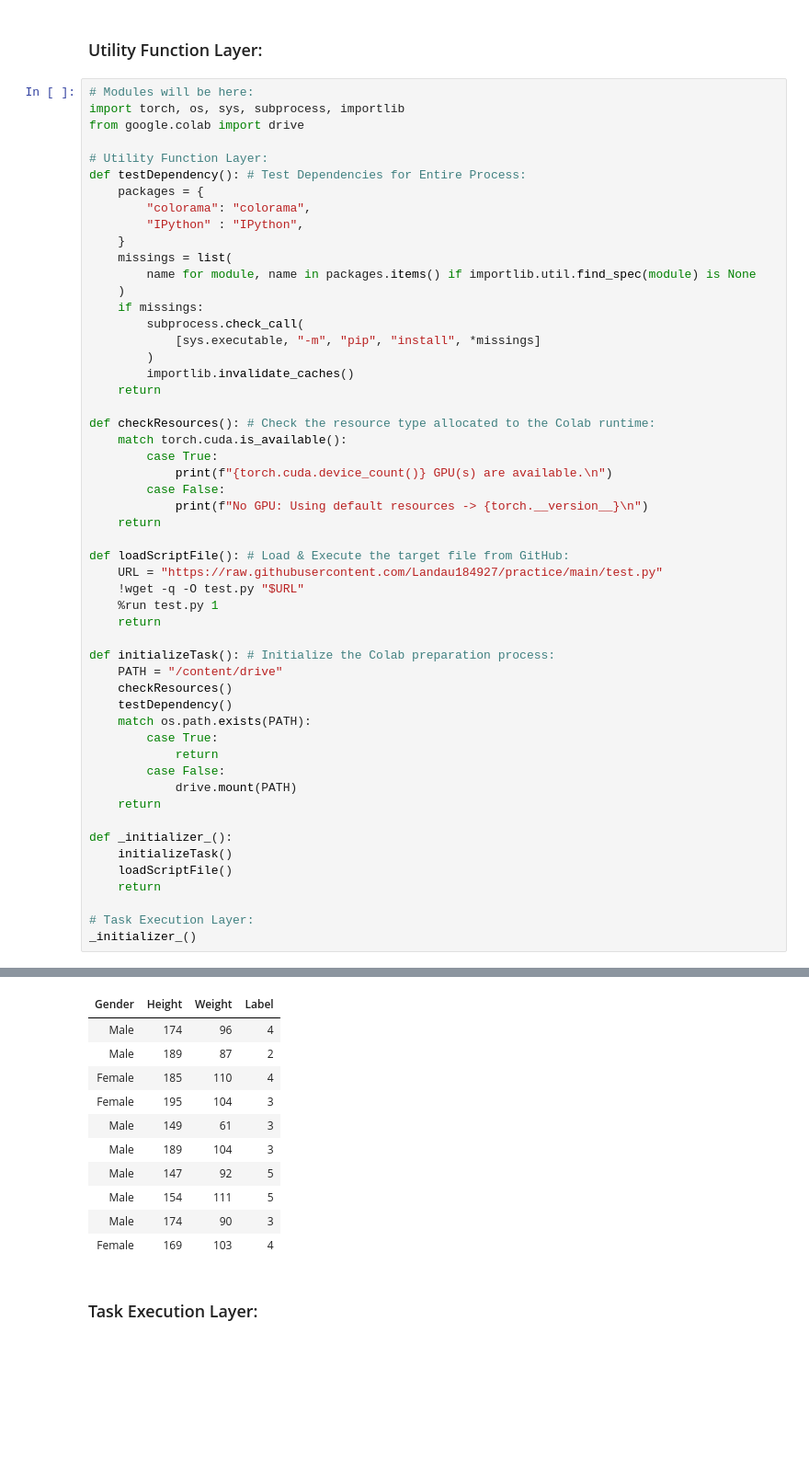
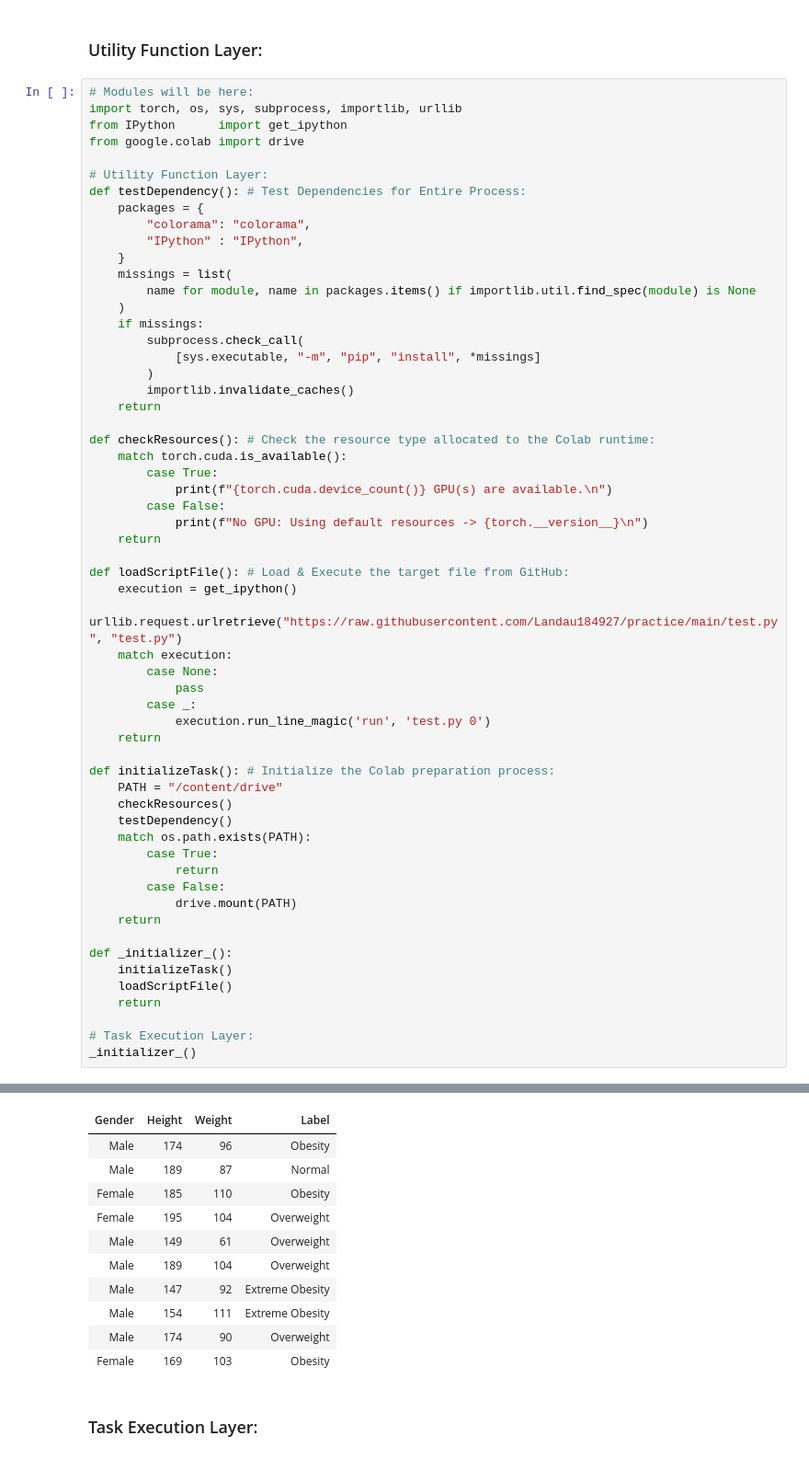
Before and after one commit to Landau184927/practice, a Jupyter notebook: test.ipynb, the cells around one changed output, grey strips where cells are left out. Shown at 92% size. Cells and saved outputs as stored; diff of their text form; blank space fills up the shorter version.

```diff
--- a/test.ipynb
+++ b/test.ipynb
@@ -4,7 +4,8 @@
 ### Utility Function Layer:
 # %%
 # Modules will be here:
-import torch, os, sys, subprocess, importlib
+import torch, os, sys, subprocess, importlib, urllib
+from IPython      import get_ipython
 from google.colab import drive
 
 # Utility Function Layer:
@@ -32,9 +33,13 @@ def checkResources(): # Check the resource type allocated to the Colab runtime:
     return
 
 def loadScriptFile(): # Load & Execute the target file from GitHub:
-    URL = "https://raw.githubusercontent.com/Landau184927/practice/main/test.py"
-    !wget -q -O test.py "$URL"
-    %run test.py 1
+    execution = get_ipython()
+    urllib.request.urlretrieve("https://raw.githubusercontent.com/Landau184927/practice/main/test.py", "test.py")
+    match execution:
+        case None:
+            pass
+        case _:
+            execution.run_line_magic('run', 'test.py 0')
     return
 
 def initializeTask(): # Initialize the Colab preparation process:
@@ -62,14 +75,14 @@ The following shows a sample (10 rows) of BMI data for 500 people.
 | Gender | Height | Weight | Label |
-| Male | 174 | 96 | 4 |
-| Male | 189 | 87 | 2 |
-| Female | 185 | 110 | 4 |
-| Female | 195 | 104 | 3 |
-| Male | 149 | 61 | 3 |
-| Male | 189 | 104 | 3 |
-| Male | 147 | 92 | 5 |
-| Male | 154 | 111 | 5 |
-| Male | 174 | 90 | 3 |
-| Female | 169 | 103 | 4 |
+| Male | 174 | 96 | Obesity |
+| Male | 189 | 87 | Normal |
+| Female | 185 | 110 | Obesity |
+| Female | 195 | 104 | Overweight |
+| Male | 149 | 61 | Overweight |
+| Male | 189 | 104 | Overweight |
+| Male | 147 | 92 | Extreme Obesity |
+| Male | 154 | 111 | Extreme Obesity |
+| Male | 174 | 90 | Overweight |
+| Female | 169 | 103 | Obesity |
 # %% [markdown]
 ### Task Execution Layer:
 # %%
```
Also changed, not shown: parts of 1 cell of this notebook.
